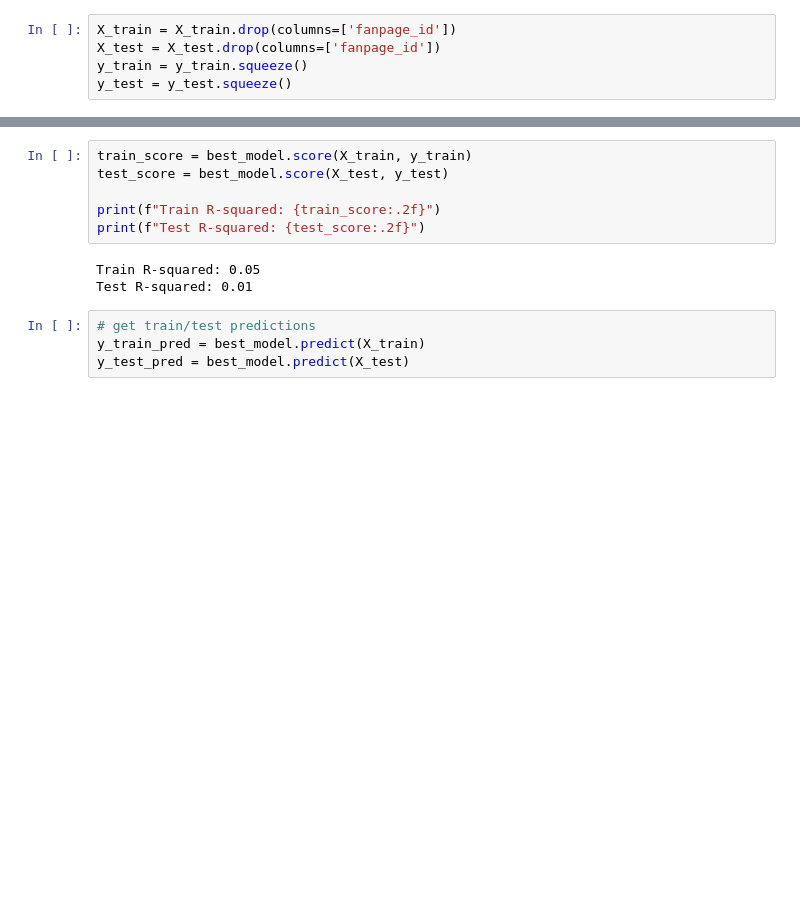
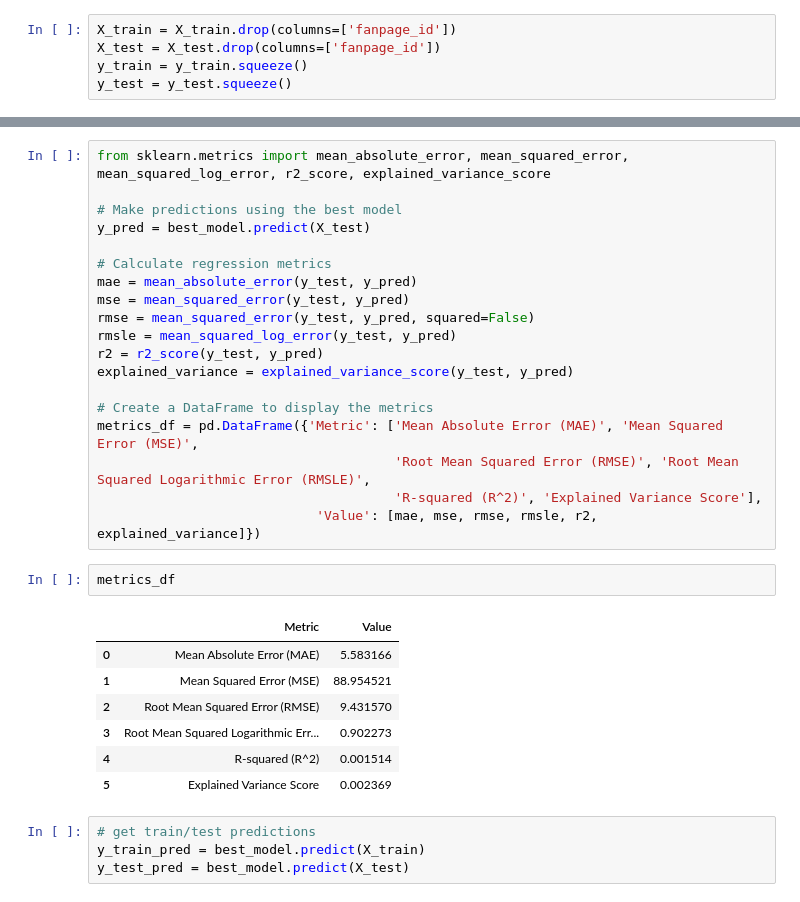
Before and after one commit to vladislabv/machine-learning-project, a Jupyter notebook: notebooks/3.2-vst-catboost-algorithm.ipynb, the cells around one changed output, grey strips where cells are left out. Drawn from its saved outputs; the diff is of its cells as text; blank space fills up the shorter version.

```diff
--- a/notebooks/3.2-vst-catboost-algorithm.ipynb
+++ b/notebooks/3.2-vst-catboost-algorithm.ipynb
@@ -145,12 +144,32 @@ plt.show()
-# %%
-train_score = best_model.score(X_train, y_train)
-test_score = best_model.score(X_test, y_test)
-
-print(f"Train R-squared: {train_score:.2f}")
-print(f"Test R-squared: {test_score:.2f}")
-# %% [output]
-Train R-squared: 0.05
-Test R-squared: 0.01
+# %%
+from sklearn.metrics import mean_absolute_error, mean_squared_error, mean_squared_log_error, r2_score, explained_variance_score
+
+# Make predictions using the best model
+y_pred = best_model.predict(X_test)
+
+# Calculate regression metrics
+mae = mean_absolute_error(y_test, y_pred)
+mse = mean_squared_error(y_test, y_pred)
+rmse = mean_squared_error(y_test, y_pred, squared=False)
+rmsle = mean_squared_log_error(y_test, y_pred)
+r2 = r2_score(y_test, y_pred)
+explained_variance = explained_variance_score(y_test, y_pred)
+
+# Create a DataFrame to display the metrics
+metrics_df = pd.DataFrame({'Metric': ['Mean Absolute Error (MAE)', 'Mean Squared Error (MSE)',
+                                      'Root Mean Squared Error (RMSE)', 'Root Mean Squared Logarithmic Error (RMSLE)',
+                                      'R-squared (R^2)', 'Explained Variance Score'],
+                            'Value': [mae, mse, rmse, rmsle, r2, explained_variance]})
+# %%
+metrics_df
+# %% [output]
+|  | Metric | Value |
+| 0 | Mean Absolute Error (MAE) | 5.583166 |
+| 1 | Mean Squared Error (MSE) | 88.954521 |
+| 2 | Root Mean Squared Error (RMSE) | 9.431570 |
+| 3 | Root Mean Squared Logarithmic Err... | 0.902273 |
+| 4 | R-squared (R^2) | 0.001514 |
+| 5 | Explained Variance Score | 0.002369 |
 # %%
 # get train/test predictions
 y_train_pred = best_model.predict(X_train)
```
Also changed, not shown: parts of 12 cells of this notebook, 6 other files.
